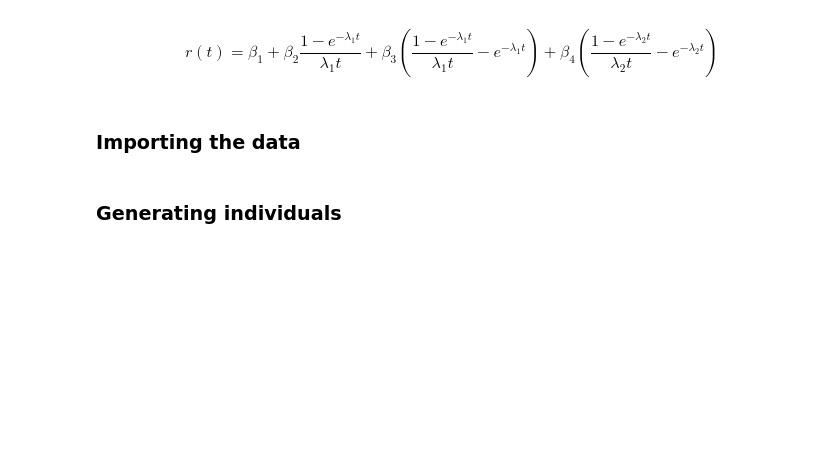
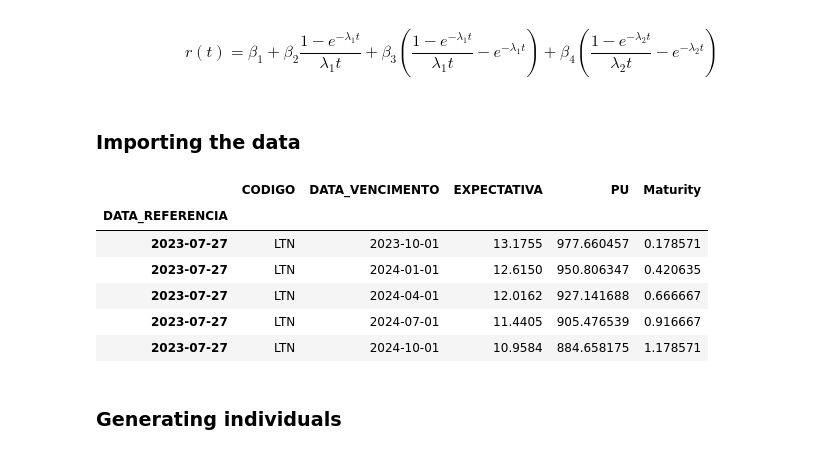
Before and after one commit to araujogab/Genetic-Algorithm, a Jupyter notebook: Svensson.ipynb, the cells around one changed output. Drawn from its saved outputs; the diff is of its cells as text; code cells hidden in the pictures; blank space fills up the shorter version.

```diff
--- a/Svensson.ipynb
+++ b/Svensson.ipynb
@@ -25,6 +24,16 @@ parameters = pd.read_excel(path2)
 parameters.set_index("Data referência", inplace=True)
 df["Maturity"] = df.apply(lambda row: wd.networkdays(row["DATA_REFERENCIA"], row["DATA_VENCIMENTO"]), axis=1)/252
 df.set_index("DATA_REFERENCIA", inplace=True)
+# %%
+df.head()
+# %% [output]
+|  | CODIGO | DATA_VENCIMENTO | EXPECTATIVA | PU | Maturity |
+| DATA_REFERENCIA |  |  |  |  |  |
+| 2023-07-27 | LTN | 2023-10-01 | 13.1755 | 977.660457 | 0.178571 |
+| 2023-07-27 | LTN | 2024-01-01 | 12.6150 | 950.806347 | 0.420635 |
+| 2023-07-27 | LTN | 2024-04-01 | 12.0162 | 927.141688 | 0.666667 |
+| 2023-07-27 | LTN | 2024-07-01 | 11.4405 | 905.476539 | 0.916667 |
+| 2023-07-27 | LTN | 2024-10-01 | 10.9584 | 884.658175 | 1.178571 |
 # %% [markdown]
 ### Generating individuals
 # %%
```
Also changed, not shown: parts of 17 cells of this notebook.
